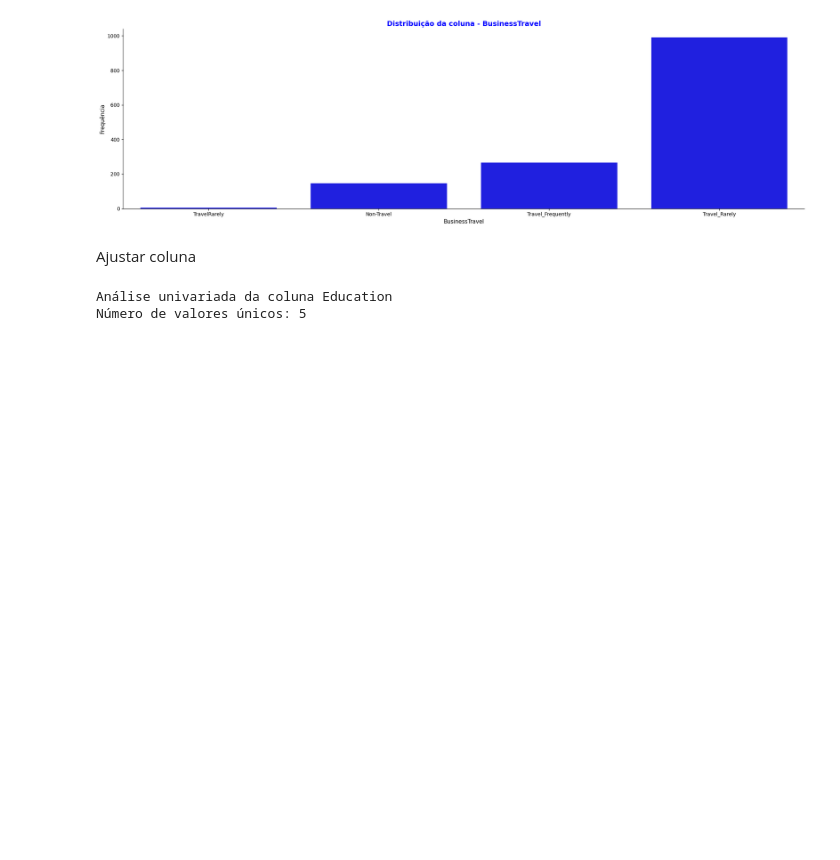
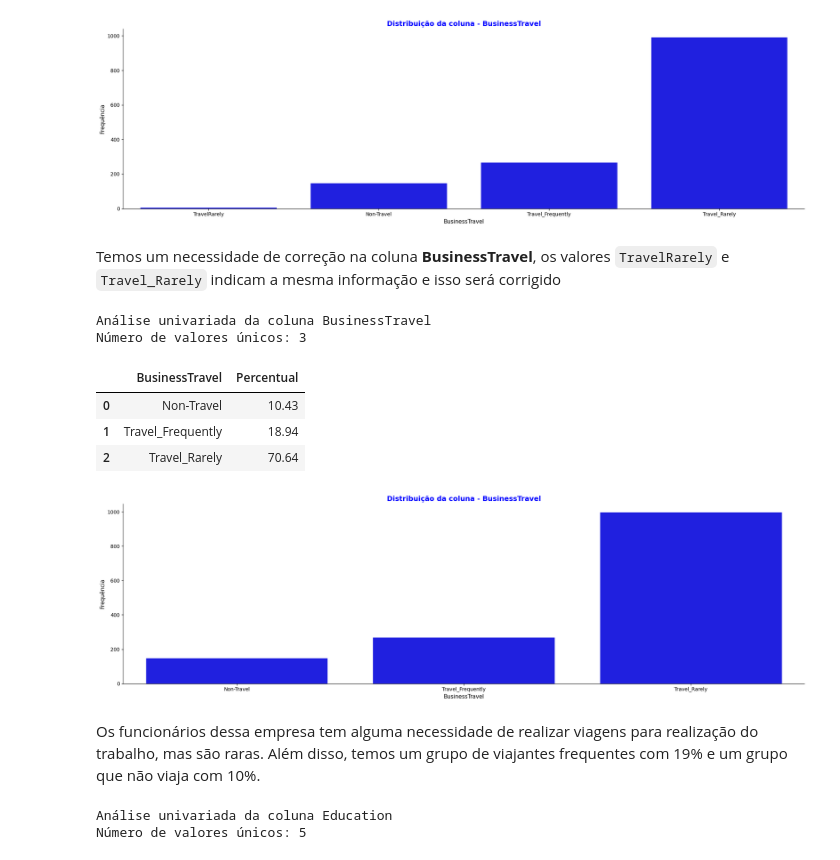
Before and after one commit to VitorMirandaAquino/pucrio-mvp-analise-dados, a Jupyter notebook: MVP_Análise_de_Dados_e_Boas_Práticas.ipynb, the cells around one changed output. Cells and saved outputs as stored; diff of their text form; code cells hidden in the pictures; blank space fills up the shorter version.

Commit message:
Ajustar insights das análise univariada de colunas categóricas

```diff
--- a/MVP_Análise_de_Dados_e_Boas_Práticas.ipynb
+++ b/MVP_Análise_de_Dados_e_Boas_Práticas.ipynb
@@ -412,8 +416,22 @@ Número de valores únicos: 4
 | 2 | Travel_Frequently | 18.94 |
 | 3 | Travel_Rarely | 70.21 |
 [figure]
-# %% [markdown]
-Ajustar coluna
+# %% [markdown]
+Temos um necessidade de correção na coluna **BusinessTravel**, os valores `TravelRarely` e `Travel_Rarely` indicam a mesma informação e isso será corrigido
+# %%
+df.loc[:, "BusinessTravel"] = df["BusinessTravel"].str.replace("TravelRarely", "Travel_Rarely")
+# %%
+analise_univariada_categorica(df, "BusinessTravel")
+# %% [output]
+Análise univariada da coluna BusinessTravel
+Número de valores únicos: 3
+|  | BusinessTravel | Percentual |
+| 0 | Non-Travel | 10.43 |
+| 1 | Travel_Frequently | 18.94 |
+| 2 | Travel_Rarely | 70.64 |
+[figure, added]
+# %% [markdown]
+Os funcionários dessa empresa tem alguma necessidade de realizar viagens para realização do trabalho, mas são raras. Além disso, temos um grupo de viajantes frequentes com 19% e um grupo que não viaja com 10%.
 # %%
 analise_univariada_categorica(df, "Education")
 # %% [output]
```
Also changed, not shown: parts of 75 cells of this notebook.
